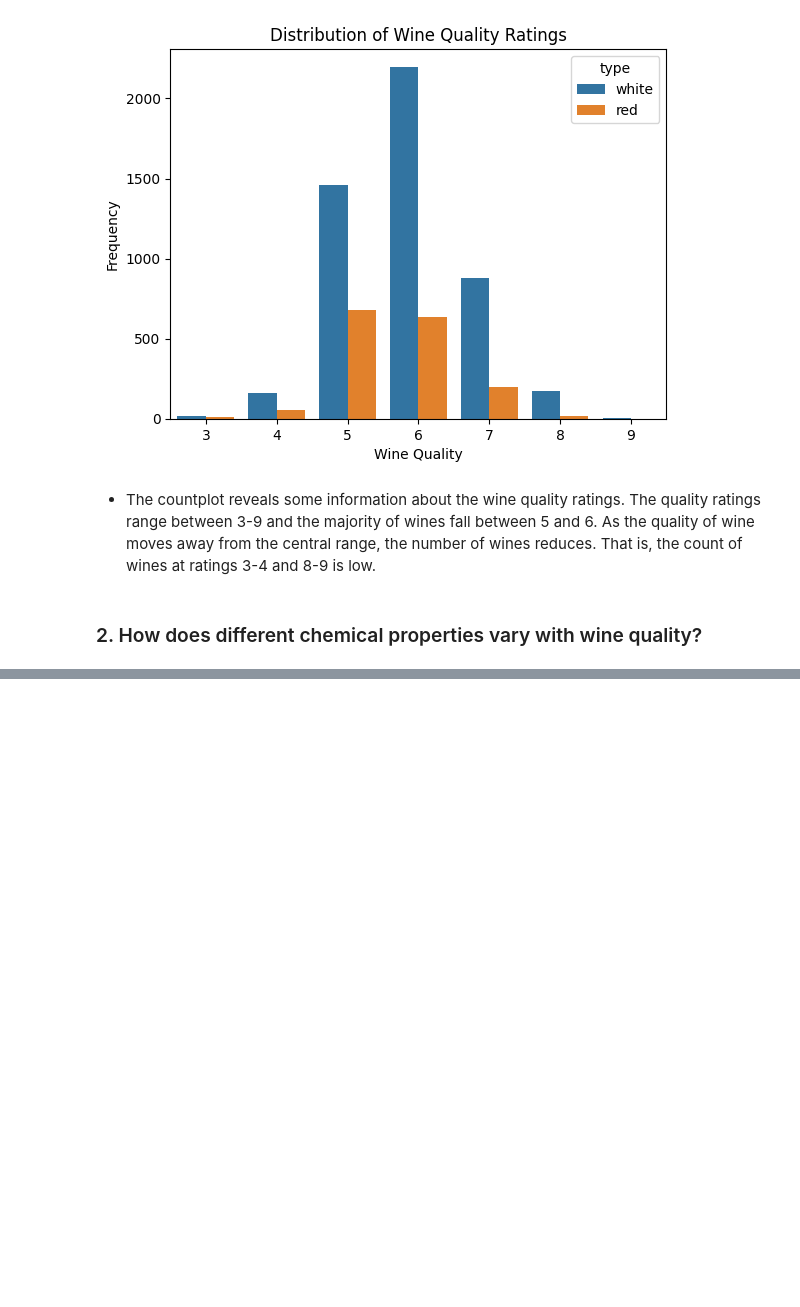
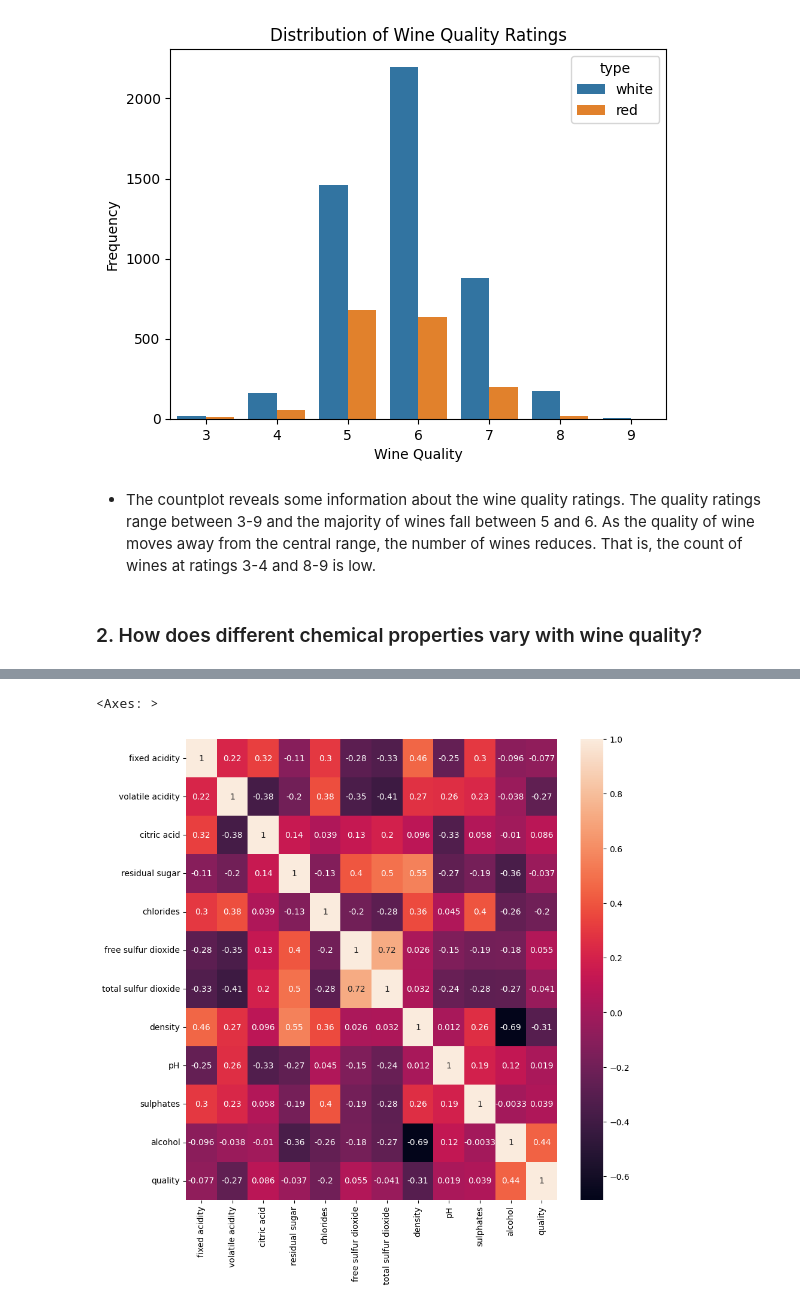
Before and after one commit to mut-rogers/WineQualityEDA, a Jupyter notebook: winequality.ipynb, the cells around one changed output, grey strips where cells are left out. Saved outputs shown, nothing was run; the diff lists cells and outputs as text; code cells hidden in the pictures; blank space fills up the shorter version.

```diff
--- a/winequality.ipynb
+++ b/winequality.ipynb
@@ -52,0 +76,9 @@ Text(0.5, 1.0, 'Distribution of Wine Quality Ratings')
+# %%
+# We can also create a heatmap and see how quality correlates with the chemicals.
+wine_corr = wine_dataset.loc[:, "fixed acidity":"quality"].corr()
+
+plt.figure(figsize=(10, 10))
+sns.heatmap(wine_corr, annot=True)
+# %% [output]
+<Axes: >
+[figure, added]
```
Also changed, not shown: parts of 3 cells of this notebook.
